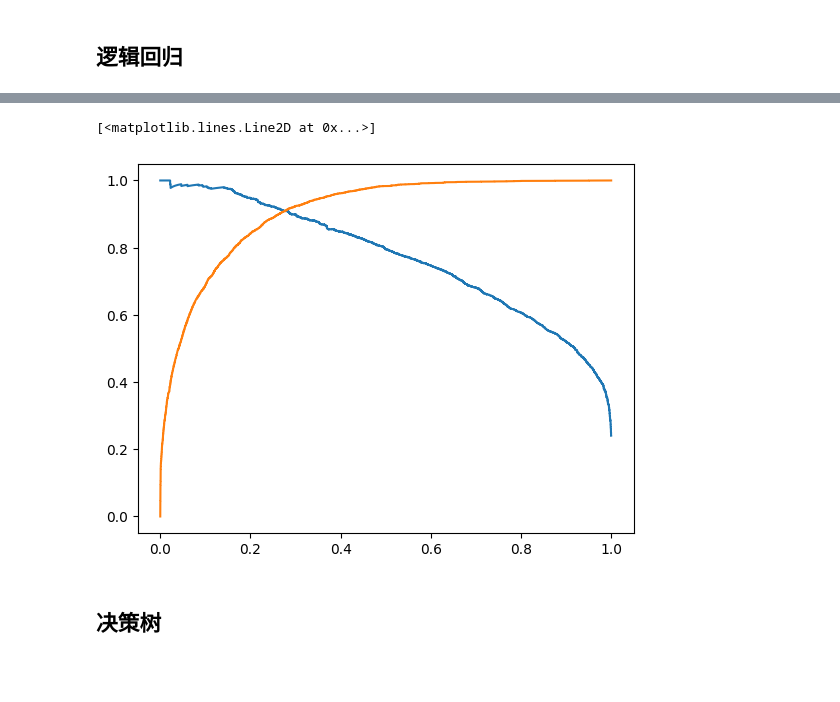
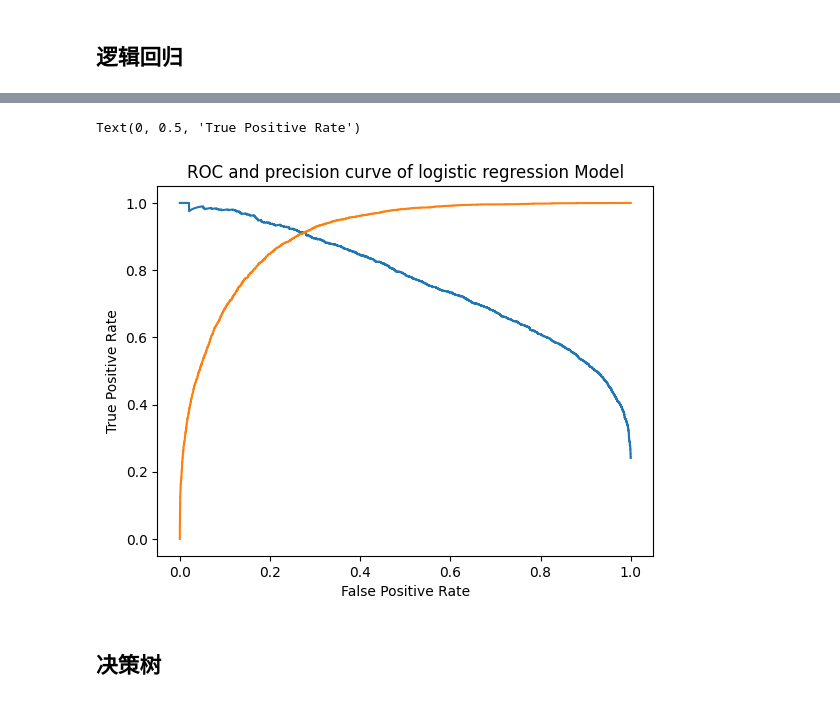
Before and after one commit to redhecker/adultCensusIncome, a Jupyter notebook: src/dataProcessing.ipynb, the cells around one changed output, grey strips where cells are left out. Saved outputs shown, nothing was run; the diff lists cells and outputs as text; code cells hidden in the pictures; blank space fills up the shorter version.

```diff
--- a/src/dataProcessing.ipynb
+++ b/src/dataProcessing.ipynb
@@ -129,11 +131,14 @@ weighted avg       0.85      0.85      0.85     15955
 # %%
 precision,recall,_ =precision_recall_curve(testy,pred)
 plt.plot(recall,precision)
 fpr,tpr,_ = roc_curve(testy,pred)
 plt.plot(fpr,tpr)
+plt.title('ROC and precision curve of logistic regression Model')
+plt.xlabel('False Positive Rate')
+plt.ylabel('True Positive Rate')
 # %% [output]
-[<matplotlib.lines.Line2D at 0x...>]
+Text(0, 0.5, 'True Positive Rate')
-[figure, old version]
+[figure, new version]
 # %% [markdown]
 ## 决策树
 # %%
```
Also changed, not shown: parts of 12 cells of this notebook, 1 other file.
